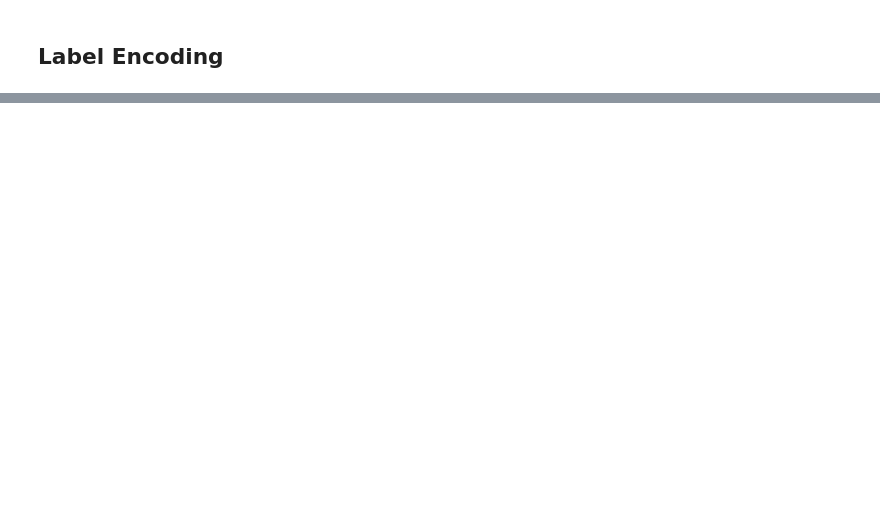
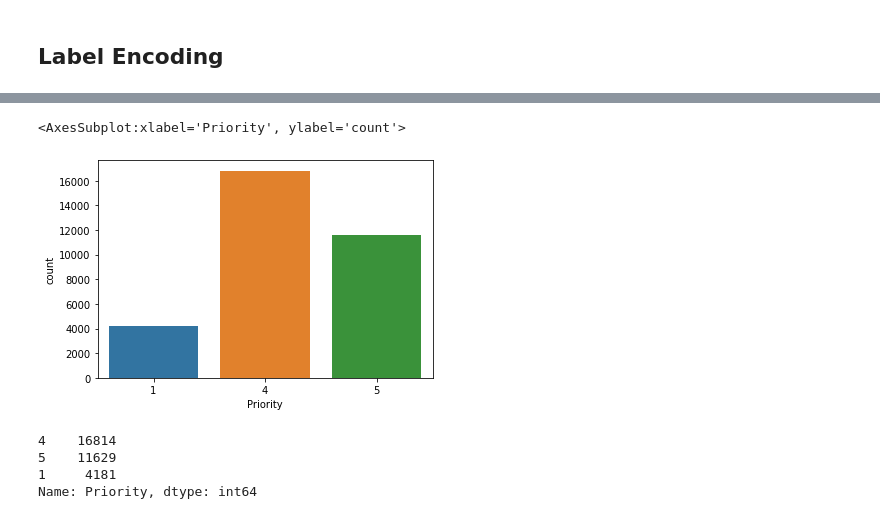
Before and after one commit to SHASHANKV9611/ABC-Tech-ITSM---ML, a Jupyter notebook: ABC_Tech.ipynb, the cells around one changed output, grey strips where cells are left out. Saved outputs shown, nothing was run; the diff lists cells and outputs as text; code cells hidden in the pictures; blank space fills up the shorter version.

```diff
--- a/ABC_Tech.ipynb
+++ b/ABC_Tech.ipynb
@@ -475,0 +511,7 @@ data
+# %%
+#Encode the categorical values
+from sklearn.preprocessing import LabelEncoder
+cat_col = new_data.select_dtypes(include=object).columns
+enc = LabelEncoder()
+for col in cat_col:
+    new_data[col]=enc.fit_transform(new_data[col])
@@ -475,0 +550,2 @@ data
+# %%
+new_data.replace({'Priority':{2:1,3:1}},inplace=True)
@@ -475,0 +565,2 @@ data
+# %%
+new_data['number_cnt']= new_data['number_cnt'].astype(np.int64)
@@ -475,0 +587,3 @@ data
+# %%
+X= new_data.drop(['Urgency','Priority','number_cnt'],axis=1)
+y= new_data['Priority']
@@ -475,0 +606,14 @@ data
+# %%
+X_train,X_test,y_train,y_test=train_test_split(X,y,test_size=0.30)
+
+sns.countplot(y_train)
+# %% [output]
+<AxesSubplot:xlabel='Priority', ylabel='count'>
+[figure, added]
+# %%
+y_train.value_counts()
+# %% [output]
+4    16814
+5    11629
+1     4181
+Name: Priority, dtype: int64
```
Also changed, not shown: parts of 40 cells of this notebook.
